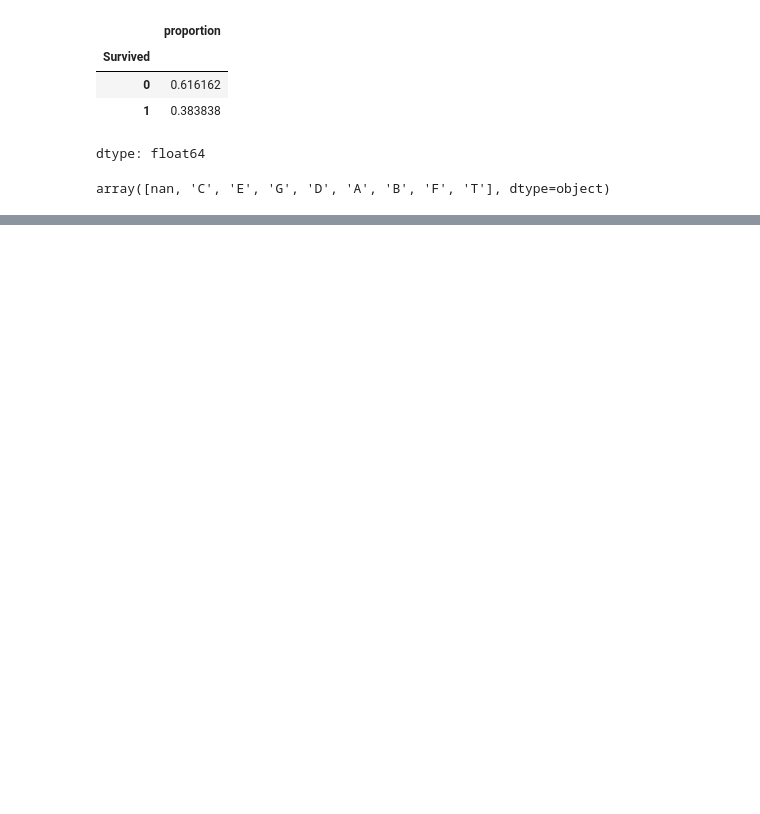
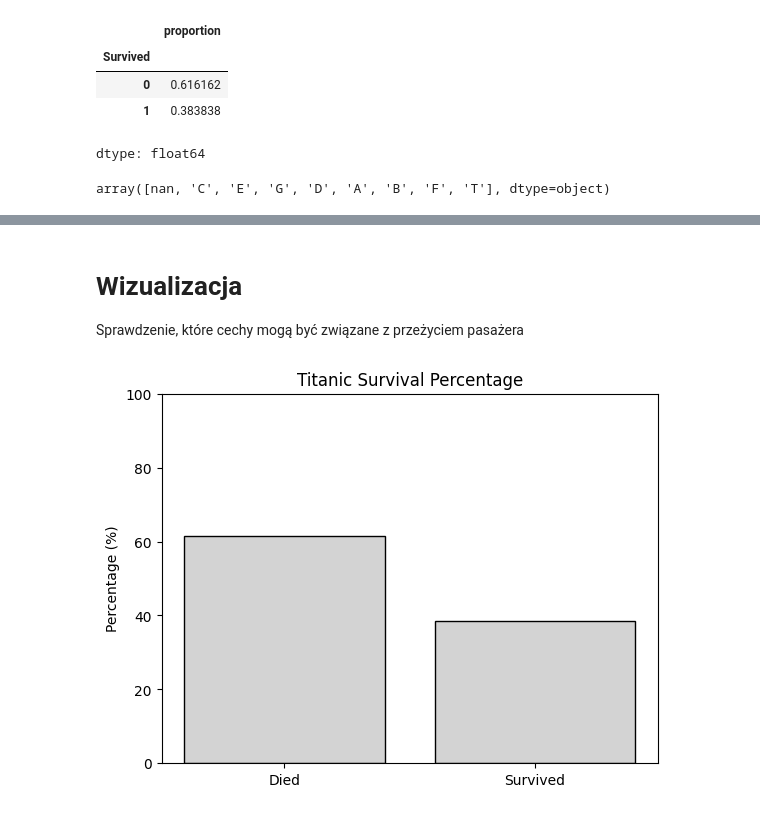
Before and after one commit to Solvro/ml-wakacyjne-wyzwanie-2026, a Jupyter notebook: 01_przetwarzanie_wizualizacja_danych/EDA_zadanie.ipynb, the cells around one changed output, grey strips where cells are left out. Cells and saved outputs as stored; diff of their text form; code cells hidden in the pictures; blank space fills up the shorter version.

```diff
--- a/01_przetwarzanie_wizualizacja_danych/EDA_zadanie.ipynb
+++ b/01_przetwarzanie_wizualizacja_danych/EDA_zadanie.ipynb
@@ -81,0 +218,50 @@ array([nan, 'C', 'E', 'G', 'D', 'A', 'B', 'F', 'T'], dtype=object)
+# %%
+#fill in the missing data
+most_common_embarked = titanic_data['Embarked'].mode()[0]
+titanic_data['Embarked'] = titanic_data['Embarked'].fillna(most_common_embarked)
+
+titanic_data['Cabin'] = titanic_data['Cabin'].fillna('Unknown')
+
+#Filling in the missing fares based on the mean of fares for each Pclass
+mean_fare_by_class = titanic_data.groupby('Pclass')['Fare'].mean()
+titanic_data['Fare'] = titanic_data['Fare'].fillna(titanic_data['Pclass'].map(mean_fare_by_class))
+
+#To fill in the missing values in 'Age' first we need to seperate the 'Title' out of the 'Name' column
+titanic_data['Title'] = titanic_data['Name'].str.extract(r' ([A-Za-z]+)\.', expand=False) #first new column
+median_age_by_title = titanic_data.groupby('Title')['Age'].median()
+
+titanic_data['Age'] = titanic_data['Age'].fillna(titanic_data['Title'].map(median_age_by_title))
+# %%
+#add Deck column
+titanic_data['Deck'] = titanic_data['Cabin'].str[0]
+
+# we got all we needed from 'Cabin' column, can remove it
+#the same case for 'Name' column, we got all relevent information - Title, out of it.
+titanic_data.drop(columns=['Cabin','Name'],inplace=True)
+# %%
+#clean up titles
+titanic_data['Title']= titanic_data['Title'].replace({'Mlle':'Miss',"Mmme":'Mrs'})
+
+#replace titles with less than 10 instances
+title_counts = titanic_data['Title'].value_counts()
+titanic_data['Title'] = titanic_data['Title'].map(lambda x: 'Other' if title_counts[x] < 10 else x)
+# %% [markdown]
+# Wizualizacja
+
+Sprawdzenie, które cechy mogą być związane z przeżyciem pasażera
+# %%
+
+import matplotlib.pyplot as plt
+import seaborn as sns
+
+
+#basic survivability graph
+survival_perc = titanic_data['Survived'].value_counts(normalize=True) * 100
+
+plt.bar(['Died','Survived'],survival_perc,color='lightgray',edgecolor='black')
+plt.ylabel('Percentage (%)')
+plt.title('Titanic Survival Percentage')
+plt.ylim(0, 100)
+plt.show()
+# %% [output]
+[figure, added]
```
Also changed, not shown: parts of 40 cells of this notebook.
